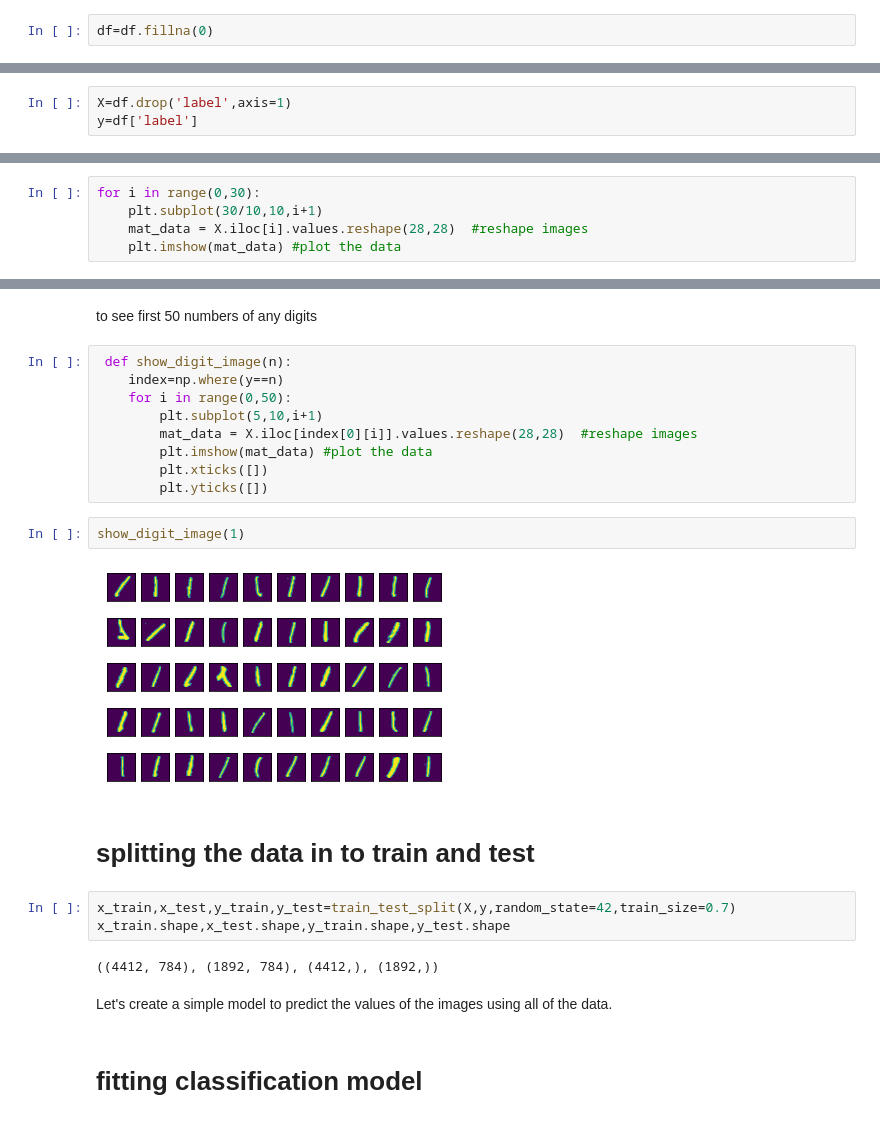
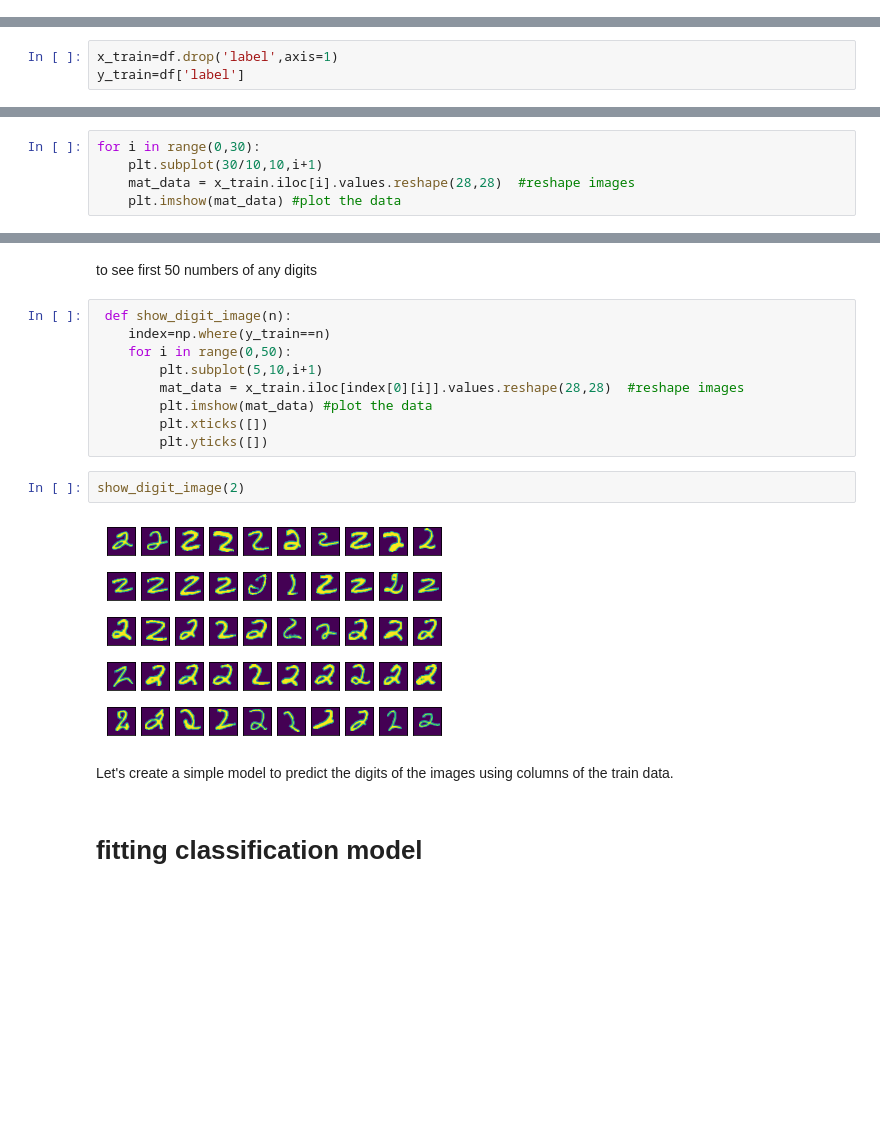
Before and after one commit to venkatesh-eranti/MNIST_PCA, a Jupyter notebook: MNIST_PCA.ipynb, the cells around one changed output, grey strips where cells are left out. Drawn from its saved outputs; the diff is of its cells as text; blank space fills up the shorter version.

```diff
--- a/MNIST_PCA.ipynb
+++ b/MNIST_PCA.ipynb
@@ -37,2 +79,0 @@ filling missing values as 0
-# %%
-df=df.fillna(0)
@@ -69,3 +101,3 @@ sns.countplot(df['label'])
 # %%
-X=df.drop('label',axis=1)
-y=df['label']
+x_train=df.drop('label',axis=1)
+y_train=df['label']
@@ -74,6 +111,6 @@ y=df['label']
 # %%
 for i in range(0,30):
     plt.subplot(30/10,10,i+1)
-    mat_data = X.iloc[i].values.reshape(28,28)  #reshape images
+    mat_data = x_train.iloc[i].values.reshape(28,28)  #reshape images
     plt.imshow(mat_data) #plot the data
 # %% [output]
@@ -94,26 +133,19 @@ show_image(30)
 to see first 50 numbers of any digits
 # %%
  def show_digit_image(n):
-    index=np.where(y==n)
+    index=np.where(y_train==n)
     for i in range(0,50):
         plt.subplot(5,10,i+1)
-        mat_data = X.iloc[index[0][i]].values.reshape(28,28)  #reshape images
+        mat_data = x_train.iloc[index[0][i]].values.reshape(28,28)  #reshape images
         plt.imshow(mat_data) #plot the data
         plt.xticks([])
         plt.yticks([])
 # %%
-show_digit_image(1)
+show_digit_image(2)
 # %% [output]
-[figure, old version]
+[figure, new version]
-# %% [markdown]
-# splitting the data in to train and test
-# %%
-x_train,x_test,y_train,y_test=train_test_split(X,y,random_state=42,train_size=0.7)
-x_train.shape,x_test.shape,y_train.shape,y_test.shape
-# %% [output]
-((4412, 784), (1892, 784), (4412,), (1892,))
 # %% [markdown]
-Let's create a simple model to predict the values of the images using all of the data.
+Let's create a simple model to predict the digits of the images using columns of the train data.
 # %% [markdown]
 # fitting classification model
 # %%
```
Also changed, not shown: parts of 50 cells of this notebook.
